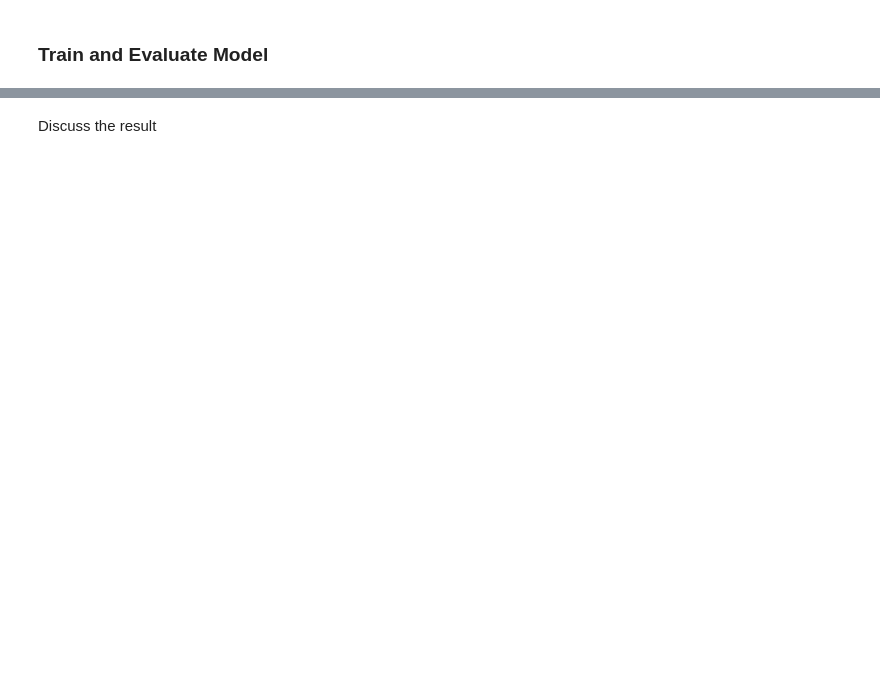
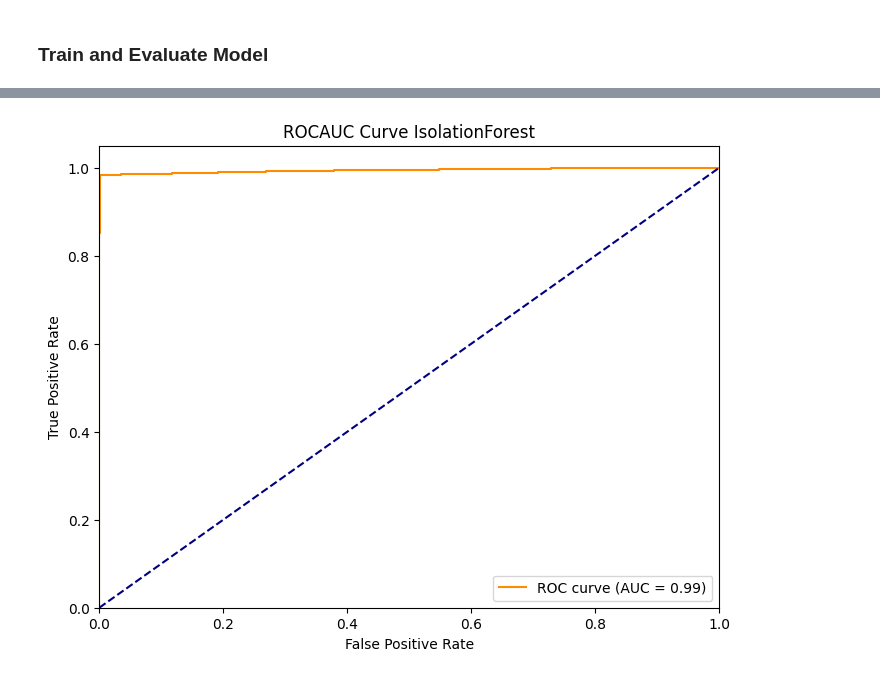
Before and after one commit to eshita53/Unsupervised-learning, a Jupyter notebook: Anomaly_detection/best-model.ipynb, the cells around one changed output, grey strips where cells are left out. Cells and saved outputs as stored; diff of their text form; code cells hidden in the pictures; blank space fills up the shorter version.

```diff
--- a/Anomaly_detection/best-model.ipynb
+++ b/Anomaly_detection/best-model.ipynb
@@ -34,7 +85,7 @@ isolation_forest = IsolationForest()
 param_grid = {
     'n_estimators': [50, 100, 200],       # Number of trees
     'max_samples': ['auto', 0.8, 1.0],    # Sample size for each tree
-    'contamination': [0.01, 0.05, 0.1],   # Expected proportion of outliers
+    'contamination': ['auto', 0.01, 0.05, 0.1],   # Expected proportion of outliers
     'max_features': [1.0, 0.8, 0.5],      # Number of features to consider
     'bootstrap': [True, False],           # Whether to bootstrap samples
     'random_state': [42]
@@ -59,5 +106,5 @@ best_params
 # %%
 isolation_forest_best = IsolationForest(**best_params)
 # %%
-isolation_forest.fit(X_train)
+isolation_forest_best.fit(X_train)
 # %% [output]
@@ -79,2 +126,6 @@ weighted avg       0.98      0.98      0.98     22032
-# %% [markdown]
-Discuss the result
+# %%
+tpr_iso1, fpr_iso_1,auc_iso1 = anomaly.return_tpr_fpr_auc(isolation_forest_best, X_test, y_test)
+model_name_iso= str(isolation_forest_best).split('(')[0]
+anomaly.plot_auc(model_name_iso,tpr_iso1, fpr_iso_1,auc_iso1)
+# %% [output]
+[figure, added]
```
Also changed, not shown: parts of 25 cells of this notebook, 3 other files.
